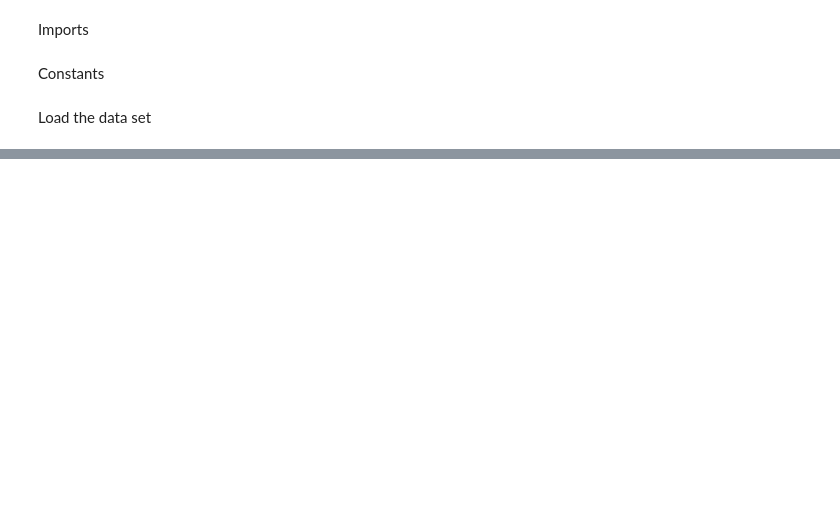
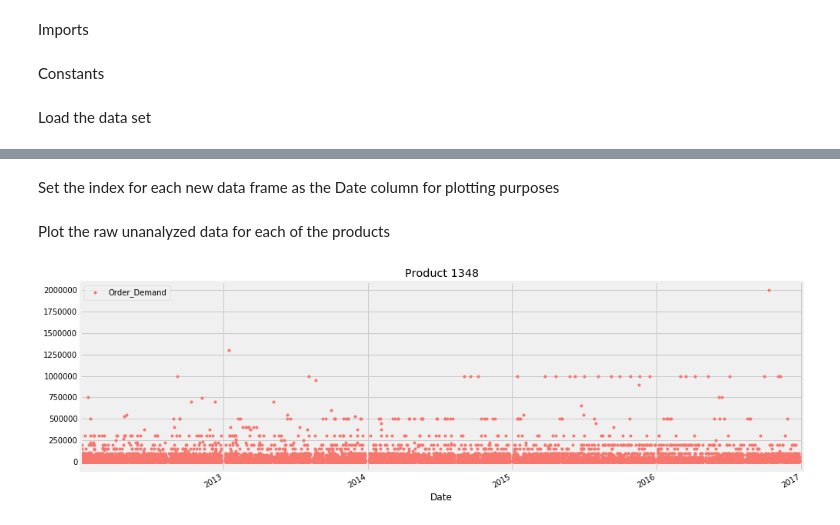
Before and after one commit to nlaluzerne/WorldWideProducts, a Jupyter notebook: Notebooks/WorldWideProducts.ipynb, the cells around one changed output, grey strips where cells are left out. Cells and saved outputs as stored; diff of their text form; code cells hidden in the pictures; blank space fills up the shorter version.

```diff
--- a/Notebooks/WorldWideProducts.ipynb
+++ b/Notebooks/WorldWideProducts.ipynb
@@ -45,0 +62,2 @@ Create new data frames for each product
+# %%
+products = [ 1348, 213, 1501 ]
@@ -74,0 +72,18 @@ print( 'R\u00b2 Score of Product A: {0:.1f}'.format( score ) )
+# %%
+adf = Adata[ [ 'Date', 'Order_Demand' ] ]
+bdf = Bdata[ [ 'Date', 'Order_Demand' ] ]
+cdf = Cdata[ [ 'Date', 'Order_Demand' ] ]
+# %% [markdown]
+Set the index for each new data frame as the Date column for plotting purposes
+# %%
+adf.set_index( 'Date', inplace = True )
+bdf.set_index( 'Date', inplace = True )
+cdf.set_index( 'Date', inplace = True )
+# %% [markdown]
+Plot the raw unanalyzed data for each of the products
+# %%
+color_pal = [ "#F8766D", "#D39200", "#93AA00", "#00BA38", "#00C19F", "#00B9E3", "#619CFF", "#DB72FB" ]
+# %%
+_ = adf.plot( style = '.', figsize = ( 15, 5 ), color = color_pal[ 0 ], title = "Product " + str( products[ 0 ] ) )
+# %% [output]
+[figure, added]
```
Also changed, not shown: parts of 91 cells of this notebook, 2 other files.
